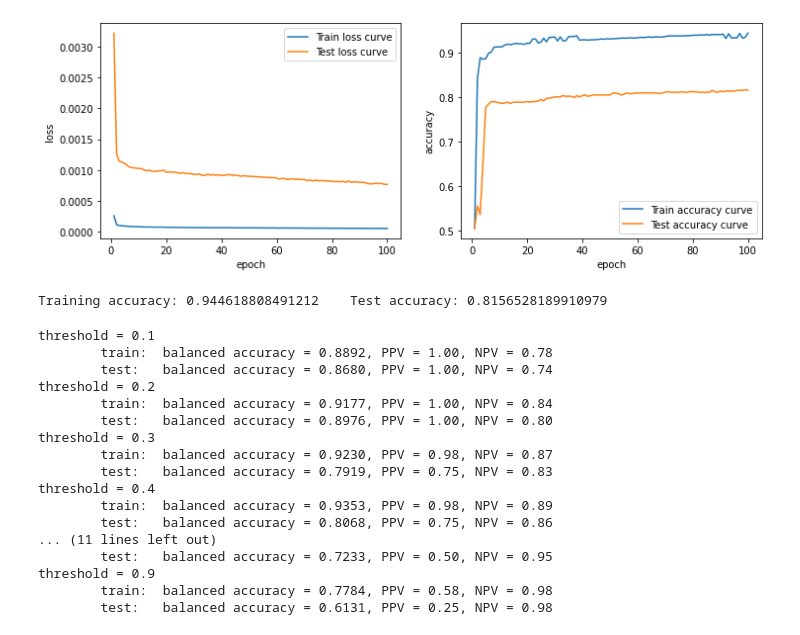
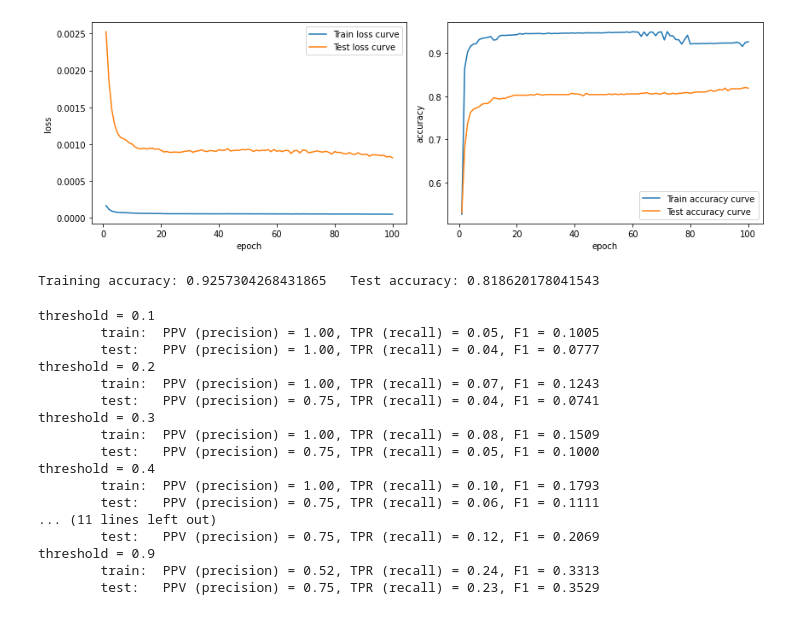
Before and after one commit to jhopkins39/ml-project-march-madness, a Jupyter notebook: trainer.ipynb, the cells around one changed output. Drawn from its saved outputs; the diff is of its cells as text; code cells hidden in the pictures.

```diff
--- a/trainer.ipynb
+++ b/trainer.ipynb
@@ -70,37 +70,37 @@ for epoch in tqdm(range(1, epochs + 1)):
         loss.backward()
         optimizer.step()
 
     history['epoch'].append(epoch)
 
     train_loss, train_acc = test(model, torch.Tensor(train_data), torch.Tensor(train_labels[:, np.newaxis]))
     history['train_loss'].append(train_loss)
     history['train_acc'].append(train_acc)
 
     test_loss, test_acc = test(model, torch.Tensor(test_data), torch.Tensor(test_labels[:, np.newaxis]))
     history['test_loss'].append(test_loss)
     history['test_acc'].append(test_acc)
 
-fig, axes = plt.subplots(1, 2, figsize=(12, 4))
+fig, axes = plt.subplots(1, 2, figsize=(12, 4), tight_layout=True)
 
 axes[0].plot(range(1, epochs+1), history['train_loss'])
 axes[0].plot(range(1, epochs+1), history['test_loss'])
 axes[0].legend(['Train loss curve', 'Test loss curve'])
 axes[0].set_xlabel('epoch')
 axes[0].set_ylabel('loss')
 
 
 axes[1].plot(range(1, epochs+1), history['train_acc'])
 axes[1].plot(range(1, epochs+1), history['test_acc'])
 axes[1].legend(['Train accuracy curve', 'Test accuracy curve'])
 axes[1].set_xlabel('epoch')
 axes[1].set_ylabel('accuracy')
-plt.savefig(f"curves_{zero_weight*100}.png")
+plt.savefig(f"curves_{zero_weight*100}.jpg")
 plt.show()
 
 print(f"Training accuracy: {history['train_acc'][-1]}\tTest accuracy: {history['test_acc'][-1]}")
 # %% [output]
-[figure, old version]
+[figure, new version]
-Training accuracy: 0.944618808491212    Test accuracy: 0.8156528189910979
+Training accuracy: 0.9257304268431865   Test accuracy: 0.818620178041543
 # %%
 model.eval()
 
@@ -148,25 +148,25 @@ for i in range(1, 10):
     test_npv = test_tn / (test_tn + test_fn)
 
     print(f"threshold = {threshold}")
-    print(f"\ttrain:\tbalanced accuracy = {train_bal_acc:.4f}, PPV = {train_precision:.2f}, NPV = {train_npv:.2f}")
-    print(f"\ttest:\tbalanced accuracy = {test_bal_acc:.4f}, PPV = {test_precision:.2f}, NPV = {test_npv:.2f}")
+    print(f"\ttrain:\tPPV (precision) = {train_precision:.2f}, TPR (recall) = {train_recall:.2f}, F1 = {(2*(train_precision*train_recall/(train_precision+train_recall))):.4f}")
+    print(f"\ttest:\tPPV (precision) = {test_precision:.2f}, TPR (recall) = {test_recall:.2f}, F1 = {(2*(test_precision*test_recall/(test_precision+test_recall))):.4f}")
     # print(f"\ttrain:\tbalanced accuracy = {train_bal_acc:.4f}, F1 = {(2*(train_precision*train_recall/(train_precision+train_recall))):.4f}")
     # print(f"\ttest:\tbalanced accuracy = {test_bal_acc:.4f}, F1 = {(2*(test_precision*test_recall/(test_precision+test_recall))):.4f}")
 # %% [output]
 threshold = 0.1
-        train:  balanced accuracy = 0.8892, PPV = 1.00, NPV = 0.78
-        test:   balanced accuracy = 0.8680, PPV = 1.00, NPV = 0.74
+        train:  PPV (precision) = 1.00, TPR (recall) = 0.05, F1 = 0.1005
+        test:   PPV (precision) = 1.00, TPR (recall) = 0.04, F1 = 0.0777
 threshold = 0.2
-        train:  balanced accuracy = 0.9177, PPV = 1.00, NPV = 0.84
-        test:   balanced accuracy = 0.8976, PPV = 1.00, NPV = 0.80
+        train:  PPV (precision) = 1.00, TPR (recall) = 0.07, F1 = 0.1243
+        test:   PPV (precision) = 0.75, TPR (recall) = 0.04, F1 = 0.0741
 threshold = 0.3
-        train:  balanced accuracy = 0.9230, PPV = 0.98, NPV = 0.87
-        test:   balanced accuracy = 0.7919, PPV = 0.75, NPV = 0.83
+        train:  PPV (precision) = 1.00, TPR (recall) = 0.08, F1 = 0.1509
+        test:   PPV (precision) = 0.75, TPR (recall) = 0.05, F1 = 0.1000
 threshold = 0.4
-        train:  balanced accuracy = 0.9353, PPV = 0.98, NPV = 0.89
-        test:   balanced accuracy = 0.8068, PPV = 0.75, NPV = 0.86
+        train:  PPV (precision) = 1.00, TPR (recall) = 0.10, F1 = 0.1793
+        test:   PPV (precision) = 0.75, TPR (recall) = 0.06, F1 = 0.1111
 ... (11 lines left out)
-        test:   balanced accuracy = 0.7233, PPV = 0.50, NPV = 0.95
+        test:   PPV (precision) = 0.75, TPR (recall) = 0.12, F1 = 0.2069
 threshold = 0.9
-        train:  balanced accuracy = 0.7784, PPV = 0.58, NPV = 0.98
-        test:   balanced accuracy = 0.6131, PPV = 0.25, NPV = 0.98
+        train:  PPV (precision) = 0.52, TPR (recall) = 0.24, F1 = 0.3313
+        test:   PPV (precision) = 0.75, TPR (recall) = 0.23, F1 = 0.3529
```
Also changed, not shown: 7 other files.
